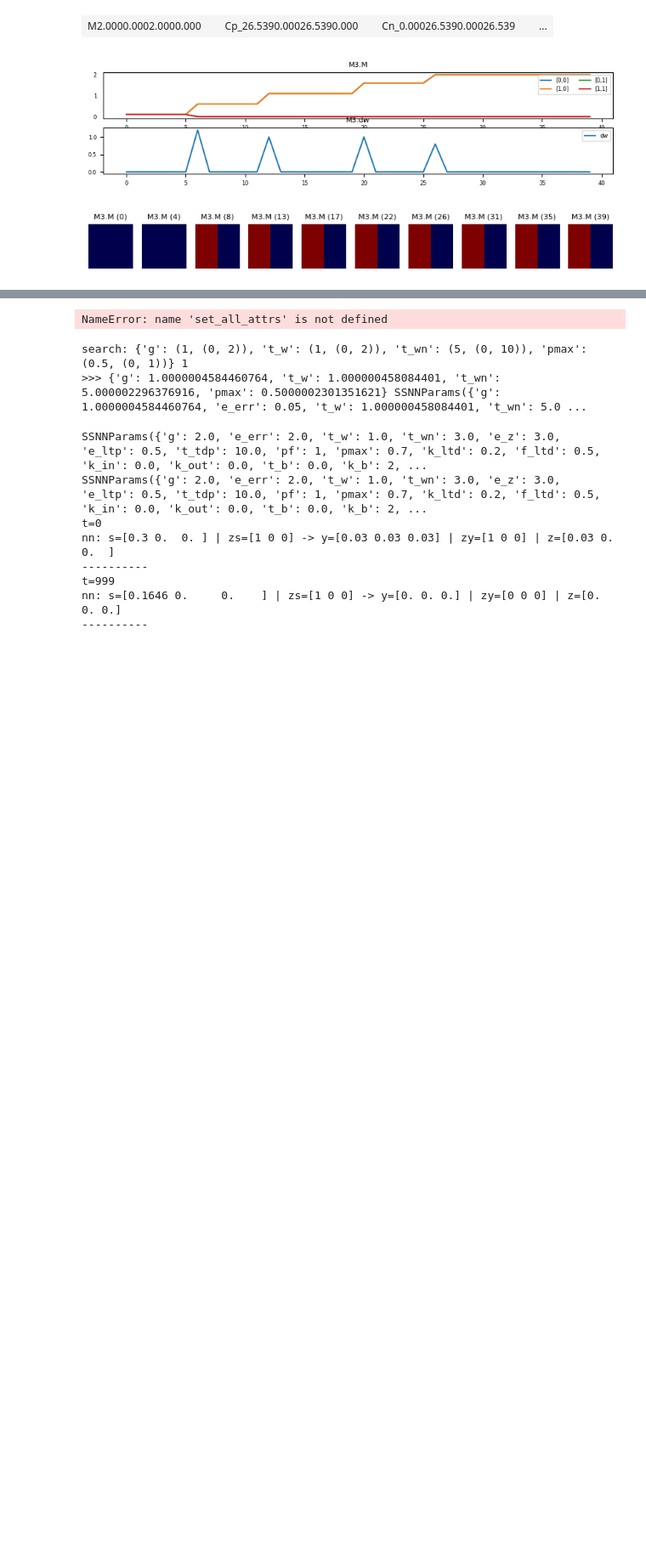
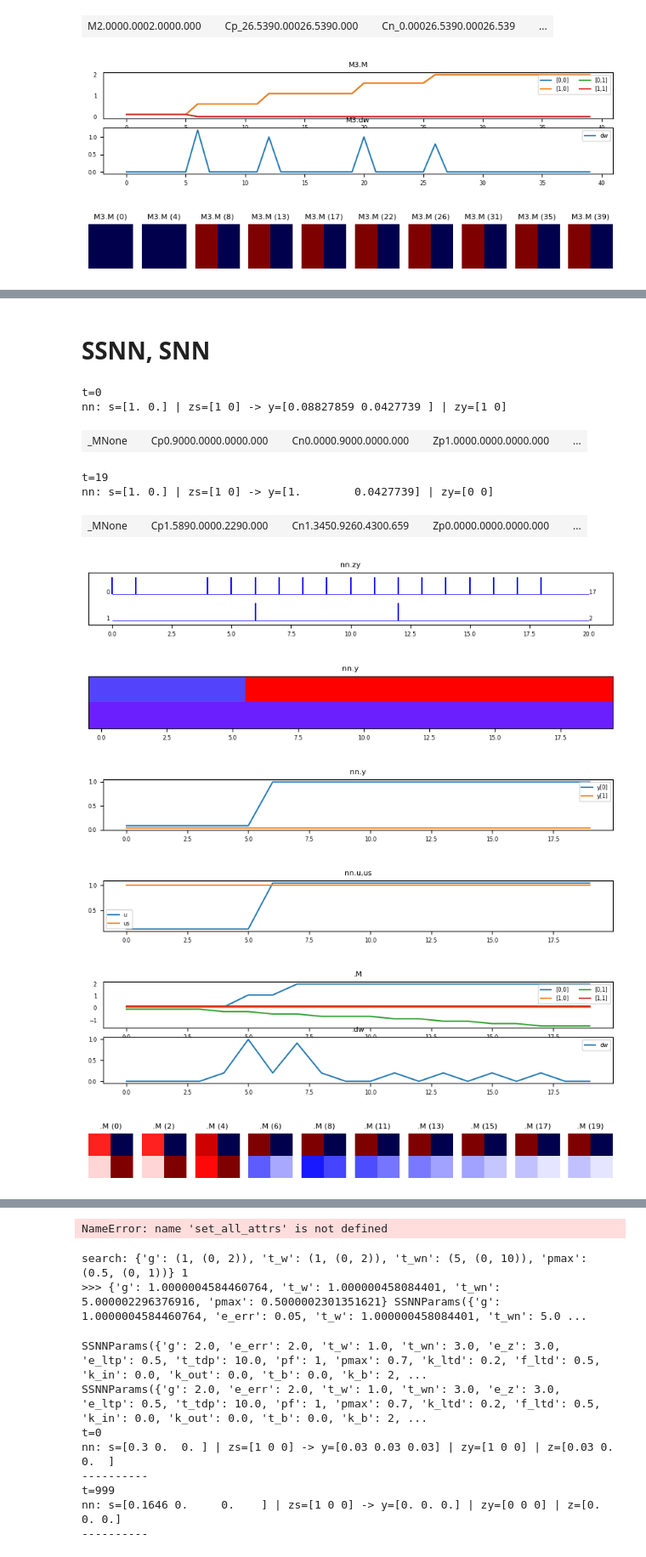
Before and after one commit to einnovator/spikeml, a Jupyter notebook: nb/snn.ipynb, the cells around one changed output, grey strips where cells are left out. Shown at 85% size. Cells and saved outputs as stored; diff of their text form; code cells hidden in the pictures; blank space fills up the shorter version.

```diff
--- a/nb/snn.ipynb
+++ b/nb/snn.ipynb
@@ -402,24 +409,3 @@ def _test_nn(nn, T=None, n=None, options=None, plot=True, log_step=1):
             nn.log(options=options)
     if plot:
         nn.render(options=options)
-# %%
-def test_ssnn(T=10, log_step=1, debug=True, plot=False):
-    params = SSNNParams()
-    n = 2
-    cparams = ConnectorParams(size=n, mean=0, sd=.1)
-    M = matrix_init(cparams)
-    M = LIConnector(M)
-    nn = SSNN(name='nn', M=M, params=params, auto_sample=True, monitor=True, viewer=True)
-    s = np.zeros(n)
-    s[0] = 1
-    for t in range(0,T):
-        debug_ = log_step>=0 and (t==0 or t==T-1 or (log_step>0 and t%log_step==0))
-        _ = nn(s)
-        if debug_:
-            print(f't={t}')
-            nn.log()
-    if plot:
-        nn.render()
-
-
-test_ssnn(T=20, log_step=0, plot=True)
@@ -479,3 +436,38 @@ SSensorParams({'g': 1, 'e_err': 5, 'vmin': 0, 'vmax': 1, 'name': None, 'e_z': 2,
+# %% [markdown]
+# SSNN, SNN
+# %%
+def test_ssnn(T=10, log_step=1, debug=True, plot=False):
+    params = SSNNParams()
+    n = 2
+    cparams = ConnectorParams(size=n, mean=0, sd=.1)
+    M = LIConnector(params = cparams)
+    nn = SSNN(name='nn', M=M, params=params, auto_sample=True, monitor=True, viewer=True)
+    s = np.zeros(n)
+    s[0] = 1
+    for t in range(0,T):
+        debug_ = log_step>=0 and (t==0 or t==T-1 or (log_step>0 and t%log_step==0))
+        _ = nn(s)
+        if debug_:
+            print(f't={t}')
+            nn.log()
+    if plot:
+        nn.render()
+
+
+test_ssnn(T=20, log_step=0, plot=True)
+# %% [output]
+t=0
+nn: s=[1. 0.] | zs=[1 0] -> y=[0.08827859 0.0427739 ] | zy=[1 0]
+| _MNone |  | Cp0.9000.0000.0000.000 |  | Cn0.0000.9000.0000.000 |  | Zp1.0000.0000.0000.000 |  | ... |
+t=19
+nn: s=[1. 0.] | zs=[1 0] -> y=[1.        0.0427739] | zy=[0 0]
+| _MNone |  | Cp1.5890.0000.2290.000 |  | Cn1.3450.9260.4300.659 |  | Zp0.0000.0000.0000.000 |  | ... |
+[figure, new version]
+[figure, new version]
+[figure, new version]
+[figure, new version]
+[figure, new version]
+[figure, new version]
 # %%
 def test_snn(T=1, log_step=1, options=None, debug=True, plot=False):
     params = SNNParams(k_x=.5, r_sd=0.1, size=2, mean=.1, sd=0)
```
Also changed, not shown: parts of 22 cells of this notebook, 20 other files.
